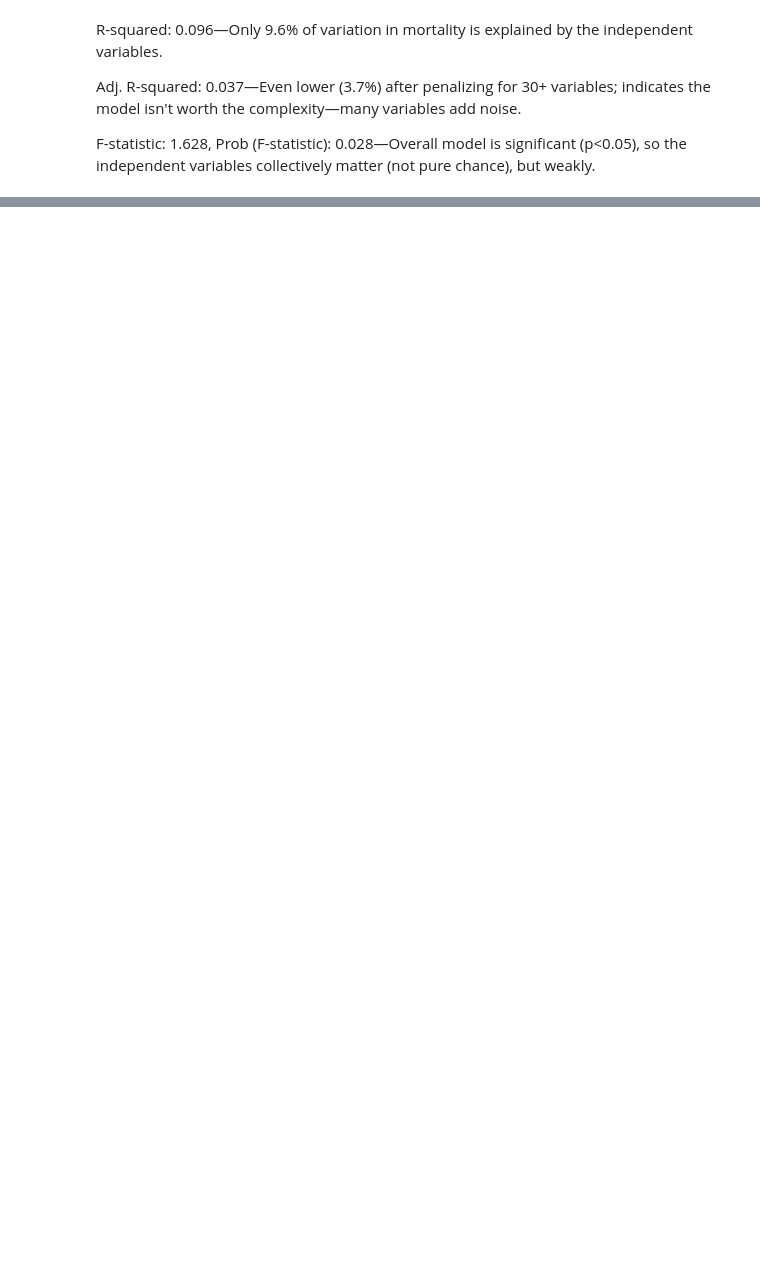
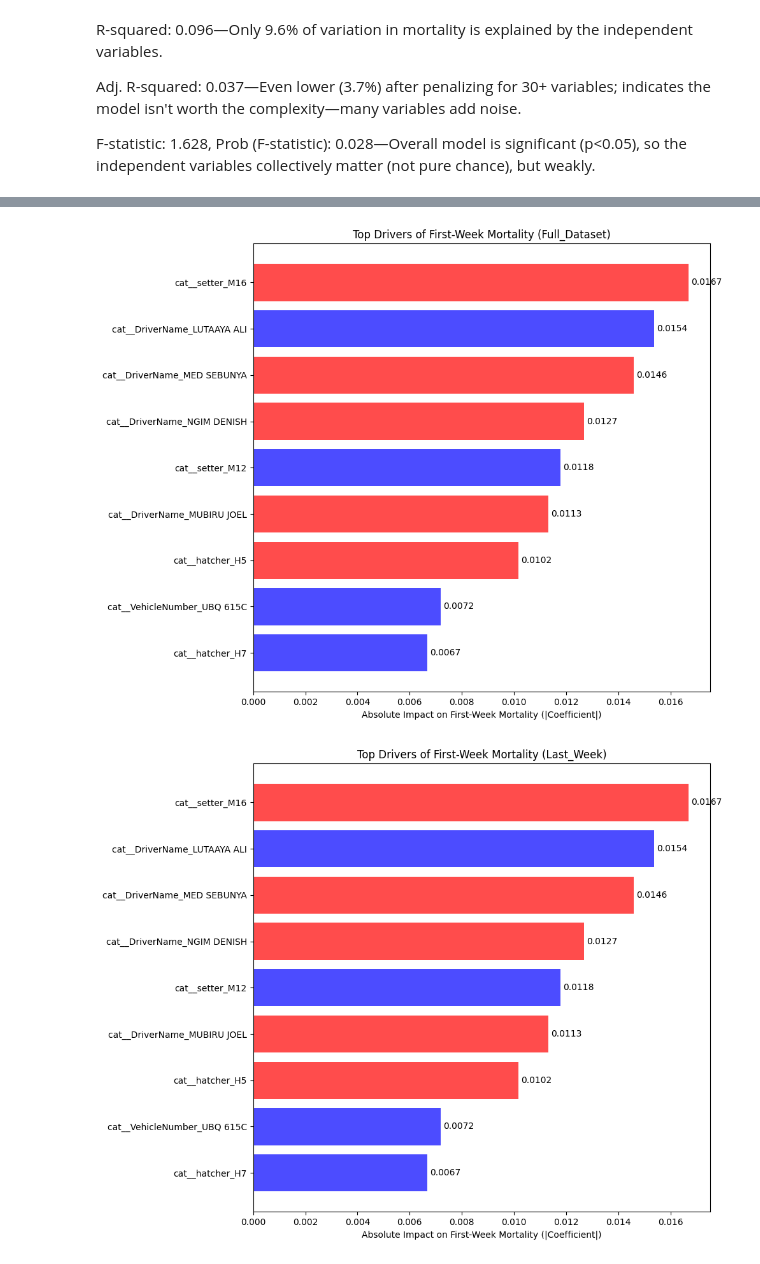
Before and after one commit to Naod-Mergiya/Regression_mortality, a Jupyter notebook: ML_regression.ipynb, the cells around one changed output, grey strips where cells are left out. Saved outputs shown, nothing was run; the diff lists cells and outputs as text; code cells hidden in the pictures; blank space fills up the shorter version.

```diff
--- a/ML_regression.ipynb
+++ b/ML_regression.ipynb
@@ -12,6 +13,5 @@ import numpy as np
 # %%
 ## Machine learning Superrvised regression example
 # Load data
-df = pd.read_csv("C:\\Users\\93810\\Downloads\\regression test.csv")
-df.head()
+df = load_data()
 # %% [output]
@@ -24,21 +37,14 @@ df.head()
 # %%
+# Parse dates, add a week column, drop rows with missing target, and fill missing predictors with 'Unknown'.
 # Define dependent and independent variables
 y_col = "first_week_mortality"
 x_cols = ["hatchery", "hatcher", "setter", "DriverName",
           "VehicleNumber", "source_of_eggs", "CustomerType"]
 
-# Check for NaNs
+df = preprocess_data(df, y_col, x_cols)
+
+print("Independent variables:", x_cols)
 print("NaNs in y:", df[y_col].isna().sum())
 print("NaNs in X columns:\n", df[x_cols].isna().sum())
-
-# Handle NaNs in y: Drop rows where y is NaN
-df = df.dropna(subset=[y_col])
 print(f"Data shape after dropping NaN y rows: {df.shape}")
-
-# Handle NaNs in X: Fill categorical NaNs with 'Unknown' (or use df.dropna(subset=x_cols) to drop)
-df[x_cols] = df[x_cols].fillna('Unknown')
-
-# Separate features (X) and target (y)
-X = df[x_cols]
-y = df[y_col]
 # %% [output]
@@ -129,0 +71,3 @@ dtype: float64
+# %%
+# Create subsets for the most recent week and the last 8 weeks.
+df_last_week, df_last_8_weeks = filter_weeks(df)
@@ -129,0 +76,17 @@ dtype: float64
+# %%
+# Run OLS regression on each subset and save a horizontal bar chart of the top 15 significant coefficients (p < 0.05).
+
+
+# Full dataset
+print("\nRunning regression on full dataset...")
+model_full, _, _ = run_regression(df, x_cols, y_col, "Full_Dataset")
+
+
+# Last week
+print("\nRunning regression on last week...")
+model_last_week, _, _ = run_regression(df_last_week, x_cols, y_col, "Last_Week")
+
+
+# Last 8 weeks
+print("\nRunning regression on last 8 weeks...")
+model_last_8_weeks, _, _ = run_regression(df_last_8_weeks, x_cols, y_col, "Last_8_Weeks")
@@ -171,0 +213,7 @@ plt.show()
+# %%
+plot_coefficients(model_full, None, "Full_Dataset")  # Feature names not needed for plot
+plot_coefficients(model_last_week, None, "Last_Week")
+plot_coefficients(model_last_8_weeks, None, "Last_8_Weeks")
+# %% [output]
+[figure, added]
+[figure, added]
```
Also changed, not shown: parts of 16 cells of this notebook, 4 other files.
